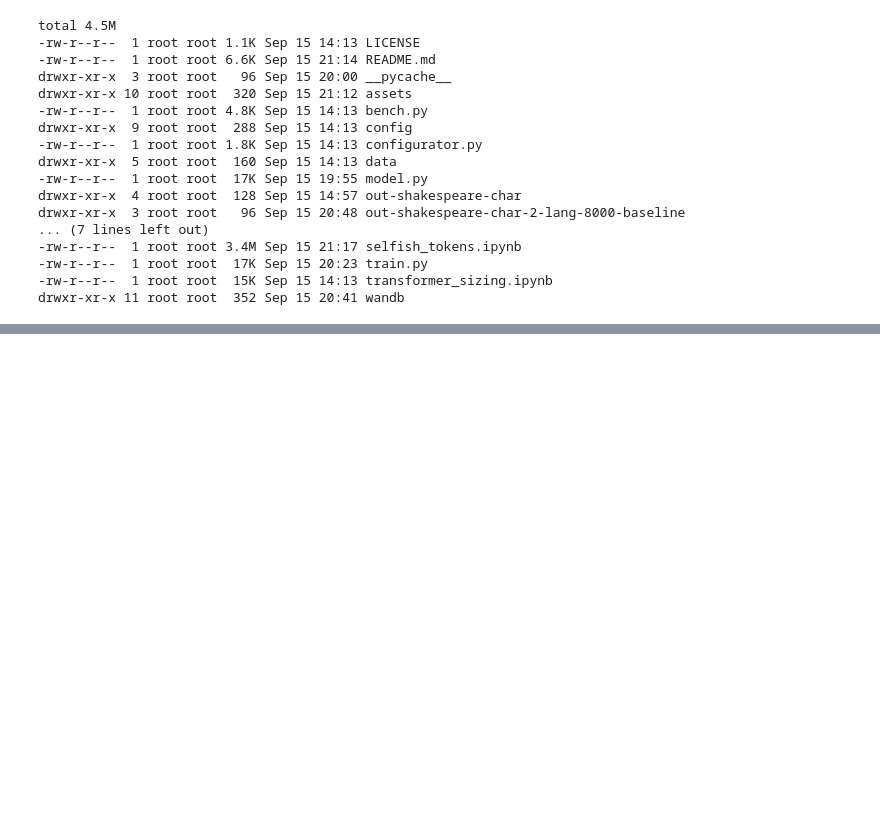
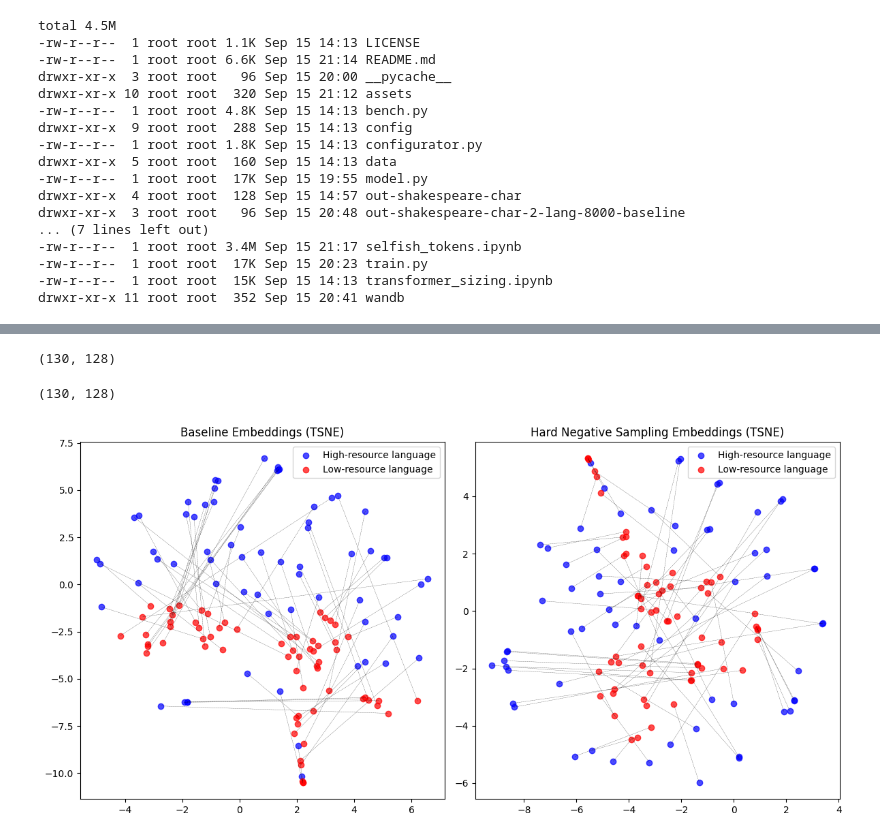
Before and after one commit to turumtaev/selfishTokens, a Jupyter notebook: selfish_tokens.ipynb, the cells around one changed output, grey strips where cells are left out. Drawn from its saved outputs; the diff is of its cells as text; code cells hidden in the pictures; blank space fills up the shorter version.

Commit message:
embeddings comparison

```diff
--- a/selfish_tokens.ipynb
+++ b/selfish_tokens.ipynb
@@ -289,0 +332,63 @@ drwxr-xr-x 11 root root  352 Sep 15 20:41 wandb
+# %%
+# Define the directory where the checkpoint is saved
+out_dir = './out-shakespeare-char-2-lang-8000-hard-negative'
+checkpoint_path = os.path.join(out_dir, 'ckpt.pt')
+
+# Load the checkpoint
+checkpoint = torch.load(checkpoint_path, map_location='cpu')
+
+# Load the model's state dictionary
+hn_state_dict = checkpoint['model']
+
+# Extract the weight tensor for 'transformer.wte.weight'
+# Modify the key based on your model's architecture if needed
+hn_wte_weight_tensor = hn_state_dict['transformer.wte.weight']
+
+# Convert to a NumPy array
+hn_wte_weight = hn_wte_weight_tensor.cpu().numpy()
+
+# Print the shape to verify
+print(hn_wte_weight.shape)
+# %% [output]
+(130, 128)
+# %%
+baseline_wte_weight.shape
+# %% [output]
+(130, 128)
+# %%
+import numpy as np
+import matplotlib.pyplot as plt
+from sklearn.manifold import TSNE
+
+# Assuming baseline_wte_weight and hn_wte_weight are your two (130, 128) numpy arrays
+# Perform t-SNE transformation
+tsne = TSNE(n_components=2, random_state=42)
+baseline_emb_2d = tsne.fit_transform(baseline_wte_weight)
+
+tsne = TSNE(n_components=2, random_state=42)
+hn_emb_2d = tsne.fit_transform(hn_wte_weight)
+
+# Create two scatter plots
+fig, axes = plt.subplots(1, 2, figsize=(12, 6))
+titles = ['Baseline Embeddings (TSNE)', 'Hard Negative Sampling Embeddings (TSNE)']
+embeddings = [baseline_emb_2d, hn_emb_2d]
+
+for ax, emb_2d, title in zip(axes, embeddings, titles):
+    # Scatter the first 65 rows (high-resource) in blue
+    ax.scatter(emb_2d[:65, 0], emb_2d[:65, 1], c='blue', label='High-resource language', alpha=0.7)
+    # Scatter the second 65 rows (low-resource) in red
+    ax.scatter(emb_2d[65:, 0], emb_2d[65:, 1], c='red', label='Low-resource language', alpha=0.7)
+
+#     Connect corresponding points (i with i+65) in the plot
+    for i in range(65):
+        ax.plot([emb_2d[i, 0], emb_2d[i + 65, 0]], [emb_2d[i, 1], emb_2d[i + 65, 1]], 'k--', linewidth=0.2)
+
+    # Set plot title and legend
+    ax.set_title(title)
+    ax.legend()
+
+# Show the plots
+plt.tight_layout()
+plt.show()
+# %% [output]
+[figure, added]
```
Also changed, not shown: parts of 3 cells of this notebook, 3 other files.
